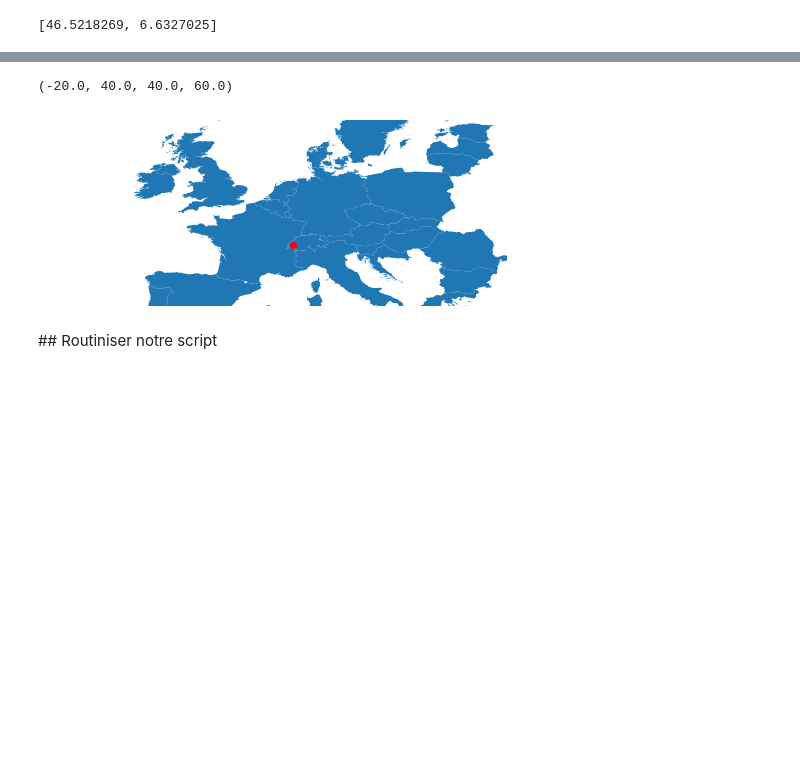
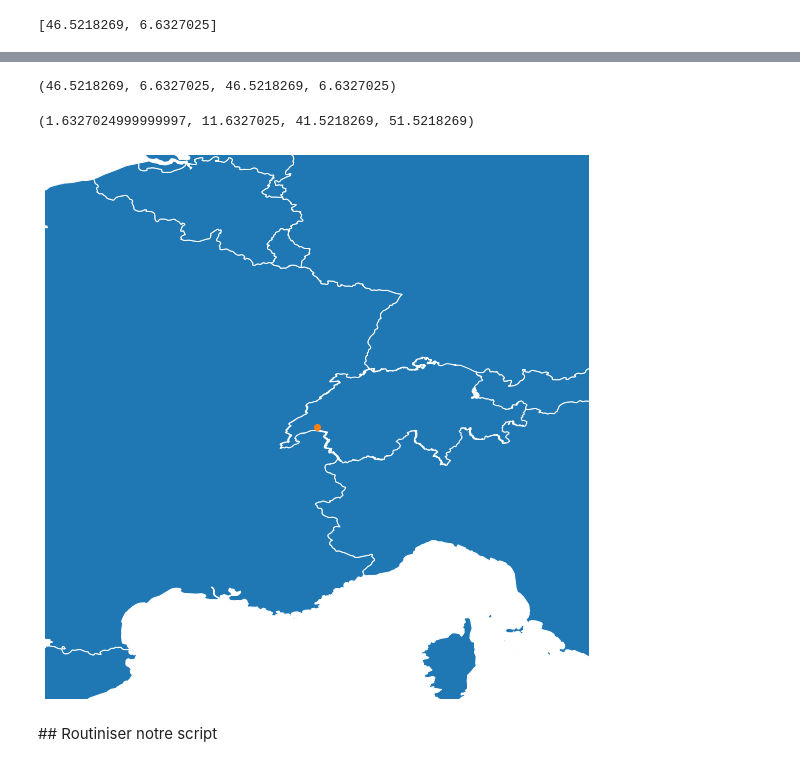
Before and after one commit to pyshs/Formation-UNIL-2021-printemps, a Jupyter notebook: Séance 6 - Données géographiques avec Pandas.ipynb, the cells around one changed output, grey strips where cells are left out. Saved outputs shown, nothing was run; the diff lists cells and outputs as text; code cells hidden in the pictures; blank space fills up the shorter version.

```diff
--- a/Séance 6 - Données géographiques avec Pandas.ipynb
+++ b/Séance 6 - Données géographiques avec Pandas.ipynb
@@ -161,6 +171,8 @@ europe["pop_est"]
 26      491775.0
 27     8210281.0
 Name: pop_est, dtype: float64
+# %%
+europe = ue
 # %%
 europe.plot()
 # %% [output]
@@ -221,9 +255,7 @@ Ajouter la suisse à l'Union Européenne
 # %%
 europe_mod = europe[["name","geometry"]].set_index("name")
-# %%
-europe_mod.loc["Suisse"] = 0
-# %%
-europe_mod.loc["Suisse"]["geometry"] = suisse_p.iloc[0]["geometry"]
+# %%
+europe_mod = europe_mod.append(suisse_p[europe_mod.columns])
 # %%
 europe_mod.plot()
 # %% [output]
@@ -281,14 +325,22 @@ req.latlng
+# %%
+from collections import namedtuple
+LngLat = namedtuple('LongLat', ['long','lat'])
+l = LngLat(*req.latlng)
+l[0], l[1], l.long, l.lat
+# %% [output]
+(46.5218269, 6.6327025, 46.5218269, 6.6327025)
 # %%
 import matplotlib.pyplot as plt
 fig,ax = plt.subplots(figsize=(10,10))
-europe_mod.plot(ax=ax)
-plt.plot(req.latlng[1],req.latlng[0],"ro")
-plt.xlim(-20,40)
-plt.ylim(40,60)
-plt.axis(False)
+europe_mod.plot(ax=ax, linewidth=1, edgecolor='white', color='C0')
+long, lat = req.latlng
+ax.plot(lat, long, color='C1', marker="o")
+ax.set_xlim(lat-5,lat+5)
+ax.set_ylim(long-5,long+5)
+ax.axis(False)
 # %% [output]
-(-20.0, 40.0, 40.0, 60.0)
+(1.6327024999999997, 11.6327025, 41.5218269, 51.5218269)
-[figure, old version]
+[figure, new version]
 # %% [markdown]
 ## Routiniser notre script
 # %% [markdown]
```
Also changed, not shown: parts of 25 cells of this notebook.
